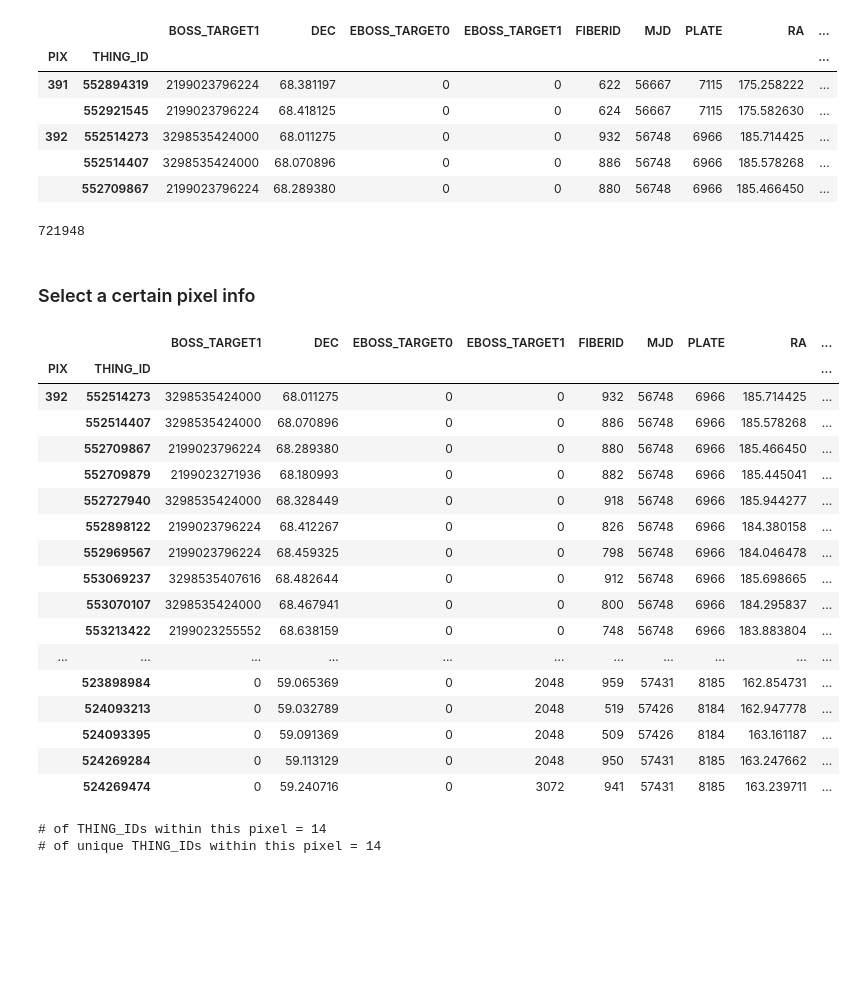
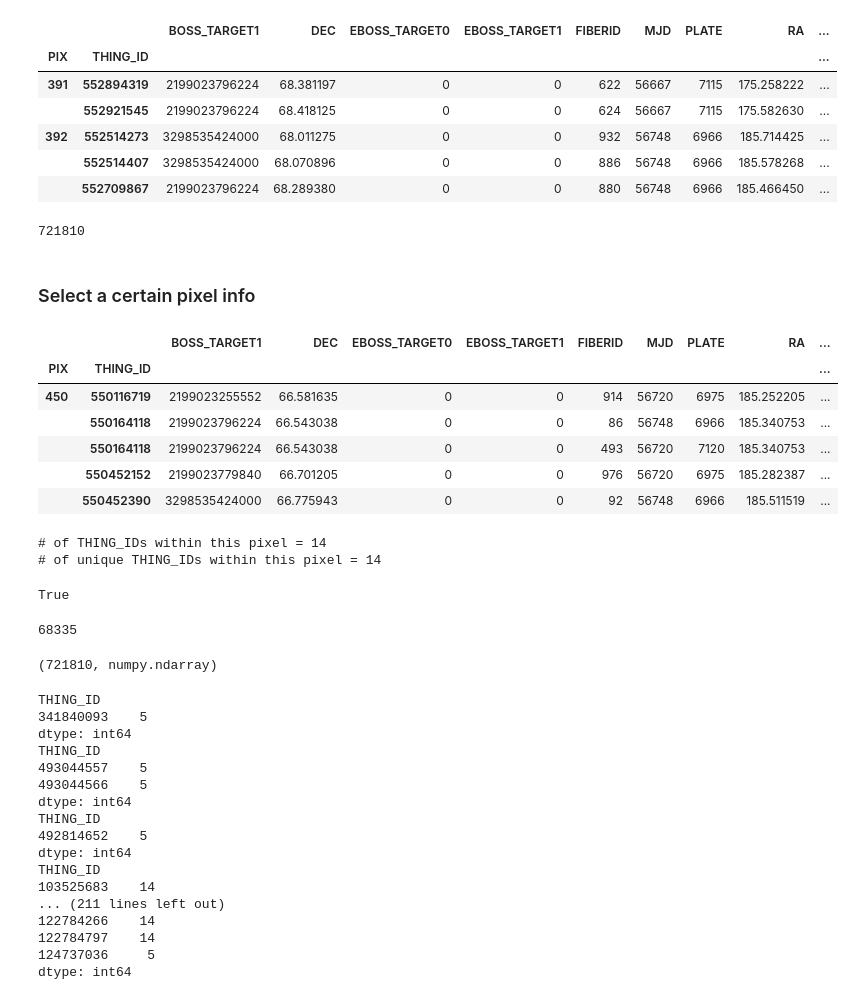
Before and after one commit to slosar/ForetFusion, a Jupyter notebook: sdss_catalog.ipynb, the cells around one changed output. Cells and saved outputs as stored; diff of their text form; code cells hidden in the pictures; blank space fills up the shorter version.

```diff
--- a/sdss_catalog.ipynb
+++ b/sdss_catalog.ipynb
@@ -100,7 +103,7 @@ len(only_qso)
 # %% [markdown]
 ## indexing and sorting by index
 # %%
-all_qso = only_qso.set_index(['PIX','THING_ID']).sort_index()
+all_qso = only_qso[only_qso['THING_ID'] != -1].set_index(['PIX','THING_ID'], drop=False).drop('PIX', 1).sort_index()
 # %%
 all_qso.head()
 # %% [output]
@@ -114,31 +117,20 @@ all_qso.head()
 # %%
 len(all_qso)
 # %% [output]
-721948
+721810
 # %% [markdown]
 ### Select  a certain pixel info
 # %%
 #only the first rows of pixel 393
-all_qso.query('PIX == 392 | PIX == 796')[:20]
+all_qso.query('PIX == 450 | PIX == 796').head()
 # %% [output]
 |  |  | BOSS_TARGET1 | DEC | EBOSS_TARGET0 | EBOSS_TARGET1 | FIBERID | MJD | PLATE | RA | ... |
 | PIX | THING_ID |  |  |  |  |  |  |  |  | ... |
-| 392 | 552514273 | 3298535424000 | 68.011275 | 0 | 0 | 932 | 56748 | 6966 | 185.714425 | ... |
-|  | 552514407 | 3298535424000 | 68.070896 | 0 | 0 | 886 | 56748 | 6966 | 185.578268 | ... |
-|  | 552709867 | 2199023796224 | 68.289380 | 0 | 0 | 880 | 56748 | 6966 | 185.466450 | ... |
-|  | 552709879 | 2199023271936 | 68.180993 | 0 | 0 | 882 | 56748 | 6966 | 185.445041 | ... |
-|  | 552727940 | 3298535424000 | 68.328449 | 0 | 0 | 918 | 56748 | 6966 | 185.944277 | ... |
-|  | 552898122 | 2199023796224 | 68.412267 | 0 | 0 | 826 | 56748 | 6966 | 184.380158 | ... |
-|  | 552969567 | 2199023796224 | 68.459325 | 0 | 0 | 798 | 56748 | 6966 | 184.046478 | ... |
-|  | 553069237 | 3298535407616 | 68.482644 | 0 | 0 | 912 | 56748 | 6966 | 185.698665 | ... |
-|  | 553070107 | 3298535424000 | 68.467941 | 0 | 0 | 800 | 56748 | 6966 | 184.295837 | ... |
-|  | 553213422 | 2199023255552 | 68.638159 | 0 | 0 | 748 | 56748 | 6966 | 183.883804 | ... |
-| ... | ... | ... | ... | ... | ... | ... | ... | ... | ... | ... |
-|  | 523898984 | 0 | 59.065369 | 0 | 2048 | 959 | 57431 | 8185 | 162.854731 | ... |
-|  | 524093213 | 0 | 59.032789 | 0 | 2048 | 519 | 57426 | 8184 | 162.947778 | ... |
-|  | 524093395 | 0 | 59.091369 | 0 | 2048 | 509 | 57426 | 8184 | 163.161187 | ... |
-|  | 524269284 | 0 | 59.113129 | 0 | 2048 | 950 | 57431 | 8185 | 163.247662 | ... |
-|  | 524269474 | 0 | 59.240716 | 0 | 3072 | 941 | 57431 | 8185 | 163.239711 | ... |
+| 450 | 550116719 | 2199023255552 | 66.581635 | 0 | 0 | 914 | 56720 | 6975 | 185.252205 | ... |
+|  | 550164118 | 2199023796224 | 66.543038 | 0 | 0 | 86 | 56748 | 6966 | 185.340753 | ... |
+|  | 550164118 | 2199023796224 | 66.543038 | 0 | 0 | 493 | 56720 | 7120 | 185.340753 | ... |
+|  | 550452152 | 2199023779840 | 66.701205 | 0 | 0 | 976 | 56720 | 6975 | 185.282387 | ... |
+|  | 550452390 | 3298535424000 | 66.775943 | 0 | 0 | 92 | 56748 | 6966 | 185.511519 | ... |
 # %%
 print '# of THING_IDs within this pixel =', len(all_qso.loc[392].index)
 print '# of unique THING_IDs within this pixel =', len(all_qso.loc[392].index.unique())
@@ -150,0 +143,14 @@ ss = pd.DataFrame({col: fits[1][col].read().byteswap().newbyteorder() for col in
+# %%
+ss = all_qso.query('PIX == 450').groupby('THING_ID').size()
+ss[ss>3].empty
+# %% [output]
+True
+# %%
+len(all_qso)- len(all_qso['THING_ID'].unique())
+# %% [output]
+68335
+# %%
+pix_values = all_qso.index.values
+len(pix_values), type(pix_values)
+# %% [output]
+(721810, numpy.ndarray)
@@ -150,0 +165,21 @@ ss = pd.DataFrame({col: fits[1][col].read().byteswap().newbyteorder() for col in
+# %%
+for i in list_pix[:500]:
+    pix_with_uniqueid(i, 4)
+# %% [output]
+THING_ID
+341840093    5
+dtype: int64
+THING_ID
+493044557    5
+493044566    5
+dtype: int64
+THING_ID
+492814652    5
+dtype: int64
+THING_ID
+103525683    14
+... (211 lines left out)
+122784266    14
+122784797    14
+124737036     5
+dtype: int64
```
Also changed, not shown: parts of 7 cells of this notebook.
